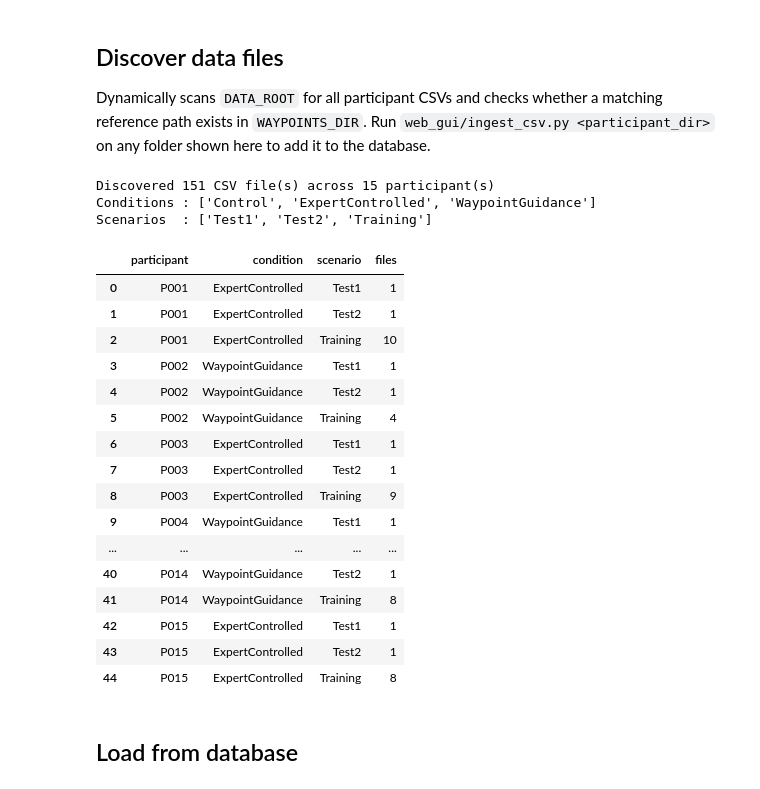
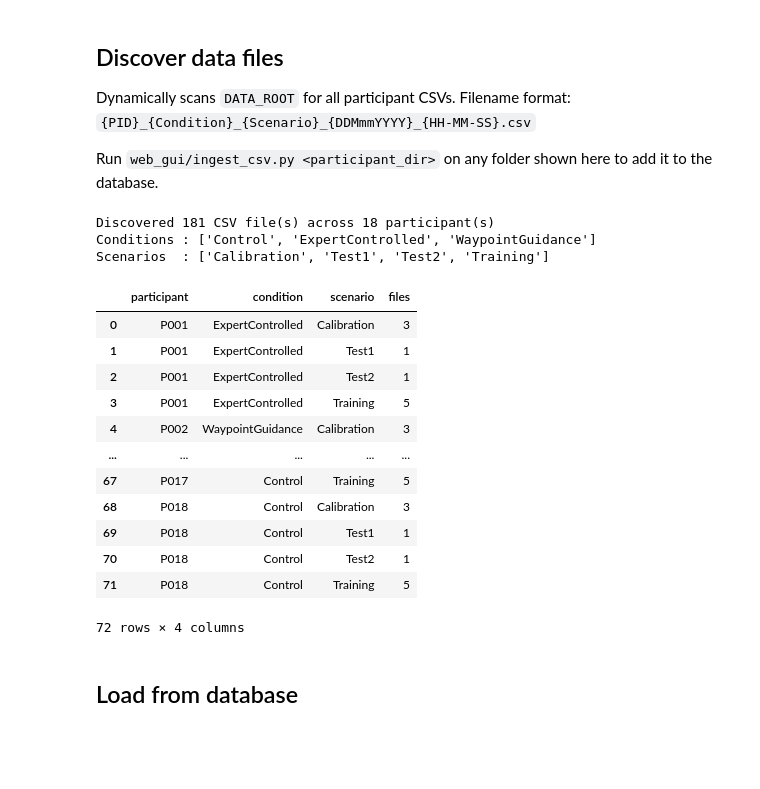
Before and after one commit to notbingsu/fyp, a Jupyter notebook: experimentation/analysis.ipynb, the cells around one changed output. Cells and saved outputs as stored; diff of their text form; code cells hidden in the pictures; blank space fills up the shorter version.

```diff
--- a/experimentation/analysis.ipynb
+++ b/experimentation/analysis.ipynb
@@ -37,59 +69,57 @@ METRIC_LABELS = {
 # %% [markdown]
 ## Discover data files
 
-Dynamically scans `DATA_ROOT` for all participant CSVs and checks whether a matching
-reference path exists in `WAYPOINTS_DIR`.
+Dynamically scans `DATA_ROOT` for all participant CSVs.
+Filename format: `{PID}_{Condition}_{Scenario}_{DDMmmYYYY}_{HH-MM-SS}.csv`
+
 Run `web_gui/ingest_csv.py <participant_dir>` on any folder shown here to add it to the database.
 # %%
 FILENAME_RE = re.compile(
     r'^(?P<pid>[^_]+)_(?P<condition>[^_]+)_(?P<scenario>[^_]+)_'
-    r'(?P<date>\d{4}-\d{2}-\d{2})_(?P<time>\d{2}-\d{2}-\d{2})\.csv$'
+    r'(?P<date>\d{2}[A-Za-z]{3}\d{4})_(?P<time>\d{2}-\d{2}-\d{2})\.csv$'
 )
 
 discovered = []
 for csv_path in sorted(DATA_ROOT.rglob("*.csv")):
     m = FILENAME_RE.match(csv_path.name)
     if not m:
         continue
     scenario = m.group('scenario')
-    ref = WAYPOINTS_DIR / f"{scenario}.csv"
+    waypoint_scenario = 'Training' if scenario == 'Calibration' else scenario
+    ref = WAYPOINTS_DIR / f"{waypoint_scenario}.csv"
     discovered.append({
-        "participant":       m.group('pid'),
-        "condition":         m.group('condition'),
-        "scenario":          scenario,
-        "date":              m.group('date'),
-        "time":              m.group('time'),
-        "reference_exists":  ref.exists(),
-        "path":              str(csv_path),
+        "participant":      m.group('pid'),
+        "condition":        m.group('condition'),
+        "scenario":         scenario,
+        "date":             m.group('date'),
+        "time":             m.group('time'),
+        "reference_exists": ref.exists(),
+        "path":             str(csv_path),
     })
 
 disc_df = pd.DataFrame(discovered)
 print(f"Discovered {len(disc_df)} CSV file(s) across "
       f"{disc_df['participant'].nunique()} participant(s)")
 print(f"Conditions : {sorted(disc_df['condition'].unique())}")
 print(f"Scenarios  : {sorted(disc_df['scenario'].unique())}")
 disc_df.groupby(["participant", "condition", "scenario"]).size().rename("files").reset_index()
 # %% [output]
-Discovered 151 CSV file(s) across 15 participant(s)
+Discovered 181 CSV file(s) across 18 participant(s)
 Conditions : ['Control', 'ExpertControlled', 'WaypointGuidance']
-Scenarios  : ['Test1', 'Test2', 'Training']
+Scenarios  : ['Calibration', 'Test1', 'Test2', 'Training']
 |  | participant | condition | scenario | files |
-| 0 | P001 | ExpertControlled | Test1 | 1 |
-| 1 | P001 | ExpertControlled | Test2 | 1 |
-| 2 | P001 | ExpertControlled | Training | 10 |
-| 3 | P002 | WaypointGuidance | Test1 | 1 |
-| 4 | P002 | WaypointGuidance | Test2 | 1 |
-| 5 | P002 | WaypointGuidance | Training | 4 |
-| 6 | P003 | ExpertControlled | Test1 | 1 |
-| 7 | P003 | ExpertControlled | Test2 | 1 |
-| 8 | P003 | ExpertControlled | Training | 9 |
-| 9 | P004 | WaypointGuidance | Test1 | 1 |
+| 0 | P001 | ExpertControlled | Calibration | 3 |
+| 1 | P001 | ExpertControlled | Test1 | 1 |
+| 2 | P001 | ExpertControlled | Test2 | 1 |
+| 3 | P001 | ExpertControlled | Training | 5 |
+| 4 | P002 | WaypointGuidance | Calibration | 3 |
 | ... | ... | ... | ... | ... |
-| 40 | P014 | WaypointGuidance | Test2 | 1 |
-| 41 | P014 | WaypointGuidance | Training | 8 |
-| 42 | P015 | ExpertControlled | Test1 | 1 |
-| 43 | P015 | ExpertControlled | Test2 | 1 |
-| 44 | P015 | ExpertControlled | Training | 8 |
+| 67 | P017 | Control | Training | 5 |
+| 68 | P018 | Control | Calibration | 3 |
+| 69 | P018 | Control | Test1 | 1 |
+| 70 | P018 | Control | Test2 | 1 |
+| 71 | P018 | Control | Training | 5 |
+72 rows × 4 columns
 # %% [markdown]
 ## Load from database
 # %%
```
Also changed, not shown: parts of 31 cells of this notebook, 3 other files.
